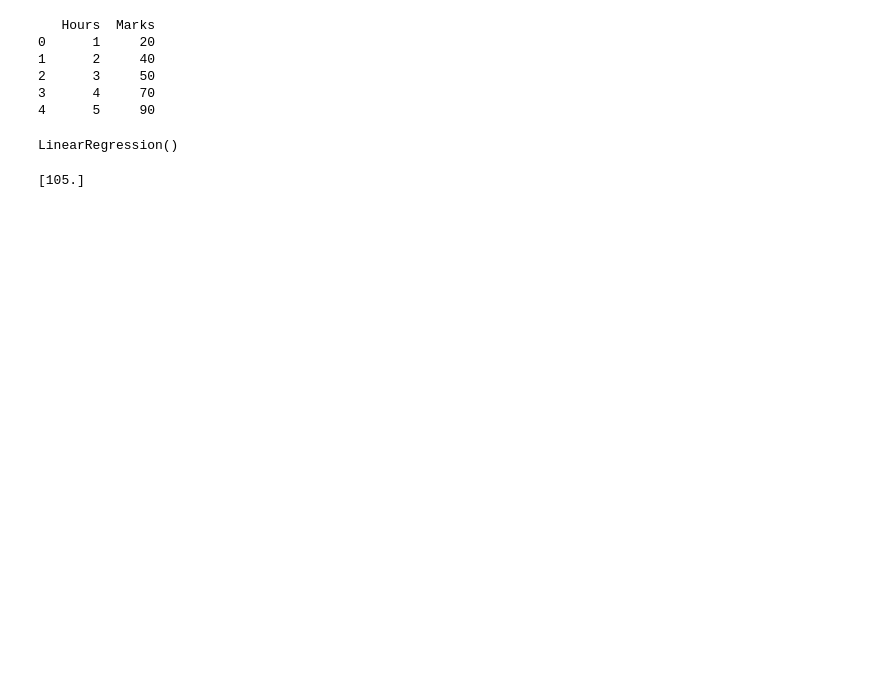
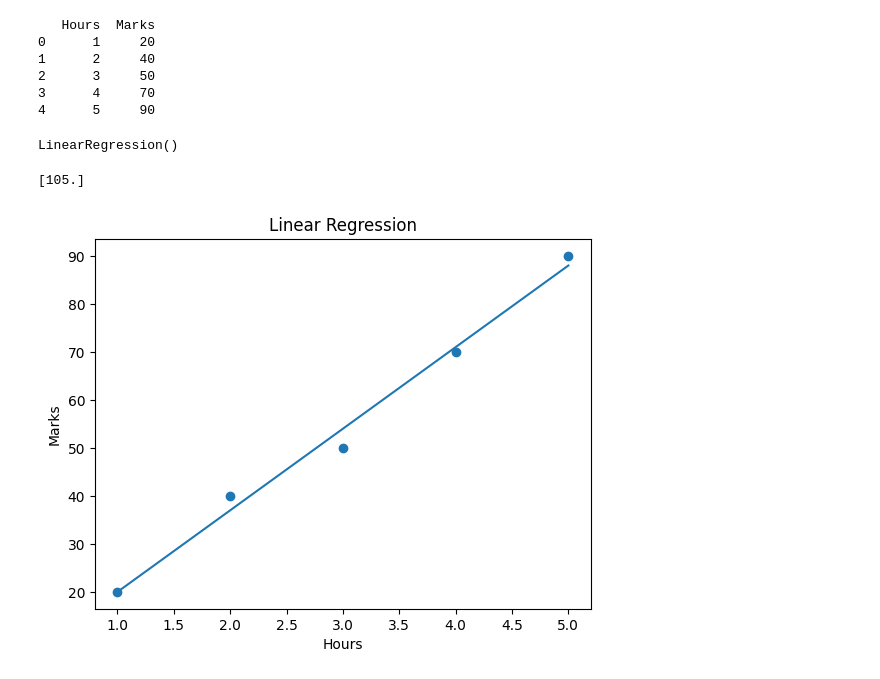
Before and after one commit to sakshi07bhosale/Data-Science, a Jupyter notebook: Machine Learning Algorithms/Day 19/practice.ipynb, the cells around one changed output. Saved outputs shown, nothing was run; the diff lists cells and outputs as text; code cells hidden in the pictures; blank space fills up the shorter version.

Commit message:
visualization

```diff
--- a/Machine Learning Algorithms/Day 19/practice.ipynb
+++ b/Machine Learning Algorithms/Day 19/practice.ipynb
@@ -38,3 +38,29 @@ pred = model.predict([[6]])
 print(pred)
 # %% [output]
 [105.]
+# %%
+##Visualization
+
+
+import matplotlib.pyplot as plt
+
+# Scatter plot
+plt.scatter(
+    df["Hours"],
+    df["Marks"]
+)
+
+# Regression line
+plt.plot(
+    df["Hours"],
+    model.predict(X)
+)
+
+plt.xlabel("Hours")
+plt.ylabel("Marks")
+
+plt.title("Linear Regression")
+
+plt.show()
+# %% [output]
+[figure, added]
```
